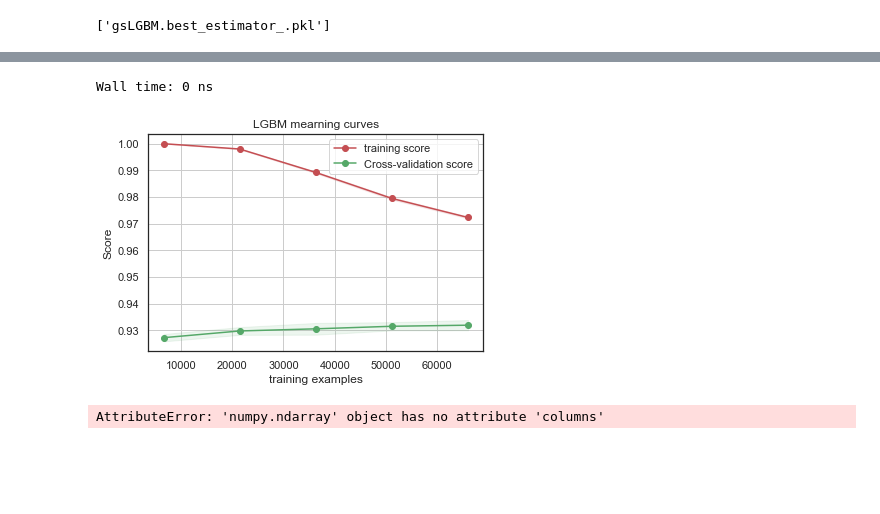
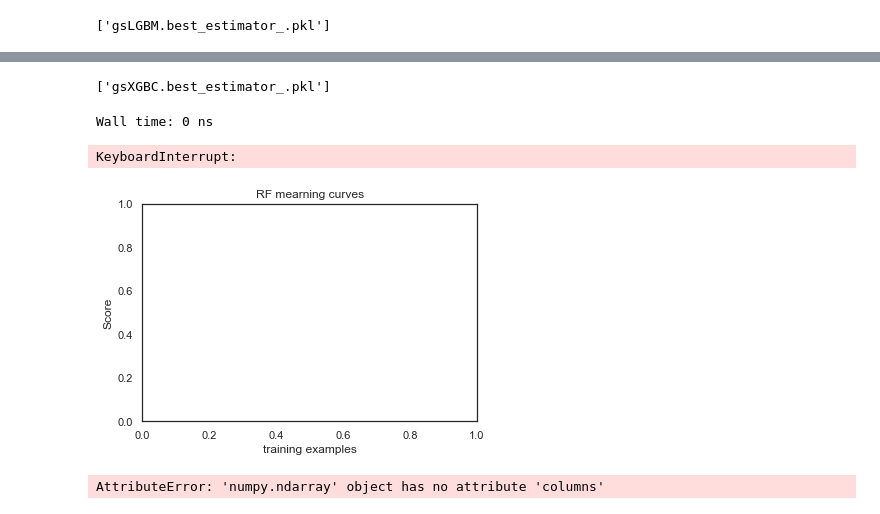
Before and after one commit to dang9/Kaggle_WIDS, a Jupyter notebook: kaggle_WIDS.ipynb, the cells around one changed output, grey strips where cells are left out. Cells and saved outputs as stored; diff of their text form; code cells hidden in the pictures; blank space fills up the shorter version.

```diff
--- a/kaggle_WIDS.ipynb
+++ b/kaggle_WIDS.ipynb
@@ -858,3 +887,16 @@ gsXGBC.best_score_
+# %%
+# save it to a file
+joblib.dump(gsXGBC, 'gsXGBC.pkl')
+
+# and later you can load it
+# preprocessor_load = joblib.load('gsLGBM.pkl')
+
+joblib.dump(gsXGBC.best_estimator_, 'gsXGBC.best_estimator_.pkl')
+
+# and later you can load it
+# preprocessor_load = joblib.load('gsLGBM.best_estimator_.pkl')
+# %% [output]
+['gsXGBC.best_estimator_.pkl']
 # %%
 %time
 
@@ -868,36 +910,37 @@ def plot_learning_curve(estimator, title, X, y, ylim=None, cv=None,
     plt.xlabel("training examples")
     plt.ylabel("Score")
     train_sizes, train_scores, test_scores = learning_curve(
         estimator, X, y, cv=cv, n_jobs=n_jobs, train_sizes=train_sizes)
     train_scores_mean = np.mean(train_scores, axis=1)
     train_scores_std = np.std(train_scores, axis=1)
     test_scores_mean = np.mean(test_scores, axis=1)
     test_scores_std = np.std(test_scores, axis=1)
     plt.grid()
 
     plt.fill_between(train_sizes, train_scores_mean - train_scores_std,
                      train_scores_mean + train_scores_std, alpha=0.1,
                      color="r")
     plt.fill_between(train_sizes, test_scores_mean - test_scores_std,
                      test_scores_mean + test_scores_std, alpha=0.1, color="g")
     plt.plot(train_sizes, train_scores_mean, 'o-', color="r",
              label="training score")
     plt.plot(train_sizes, test_scores_mean, 'o-', color="g",
              label="Cross-validation score")
 
     plt.legend(loc="best")
     return plt
 
-# g = plot_learning_curve(gsRFC.best_estimator_,"RF mearning curves",X_train,y_train,cv=kfold)
+g = plot_learning_curve(gsRFC.best_estimator_,"RF mearning curves",X_train,y_train,cv=kfold)
 # g = plot_learning_curve(gsExtC.best_estimator_,"ExtraTrees learning curves",X_train,y_train,cv=kfold)
 # g = plot_learning_curve(gsSVMC.best_estimator_,"SVC learning curves",X_train,y_train,cv=kfold)
 # g = plot_learning_curve(gsadaDTC.best_estimator_,"AdaBoost learning curves",X_train,y_train,cv=kfold)
 # g = plot_learning_curve(gsGBC.best_estimator_,"GradientBoosting learning curves",X_train,Y_train,cv=kfold)
 g = plot_learning_curve(gsLGBM.best_estimator_, "LGBM mearning curves", X_train, y_train, cv=kfold)
-# g = plot_learning_curve(gsXGBC.best_estimator_,"XGBC mearning curves",X_train,y_train,cv=kfold)
+g = plot_learning_curve(gsXGBC.best_estimator_,"XGBC mearning curves",X_train,y_train,cv=kfold)
 # %% [output]
 Wall time: 0 ns
+KeyboardInterrupt:
-[figure, old version]
+[figure, new version]
 # %%
 # nrows = 1
 # ncols = 1
```
Also changed, not shown: parts of 6 cells of this notebook, 6 other files.
